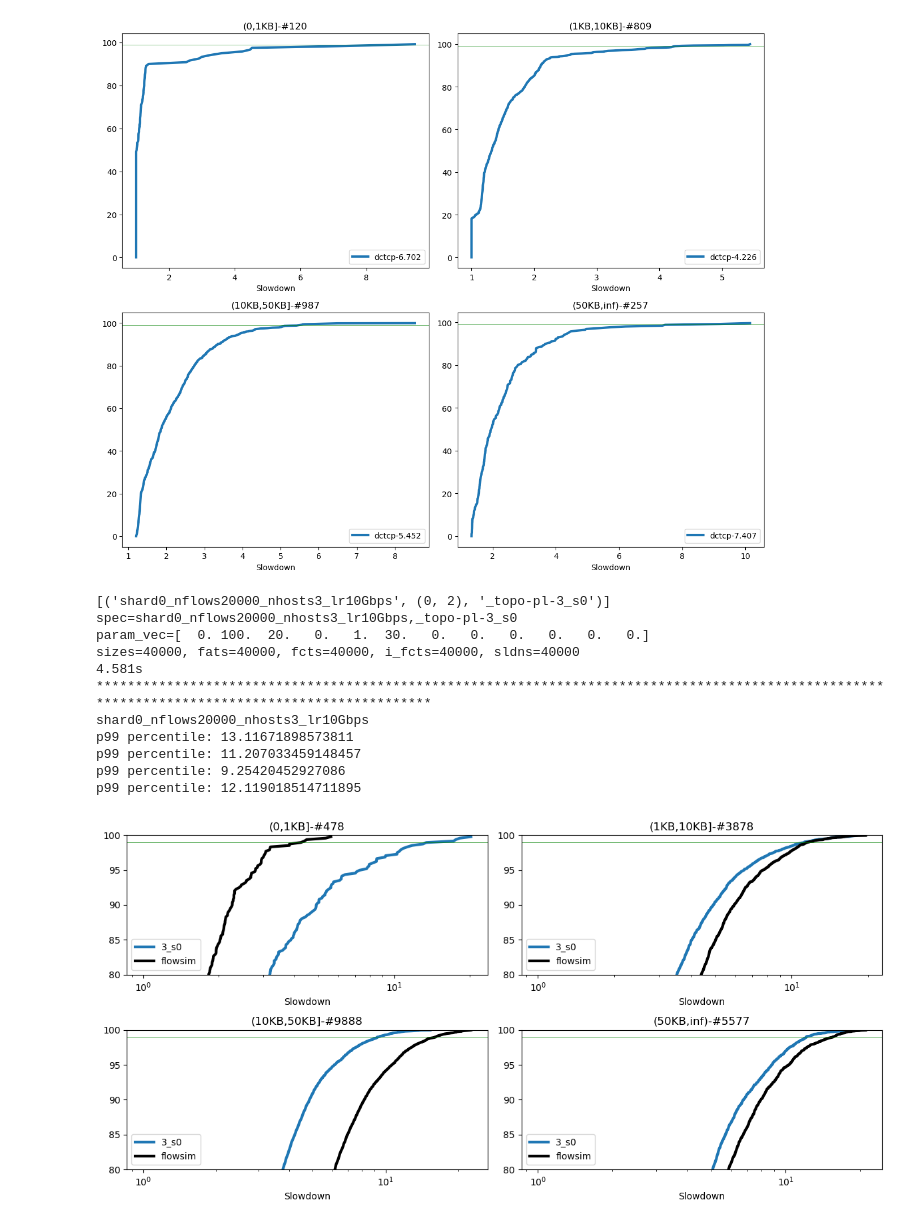
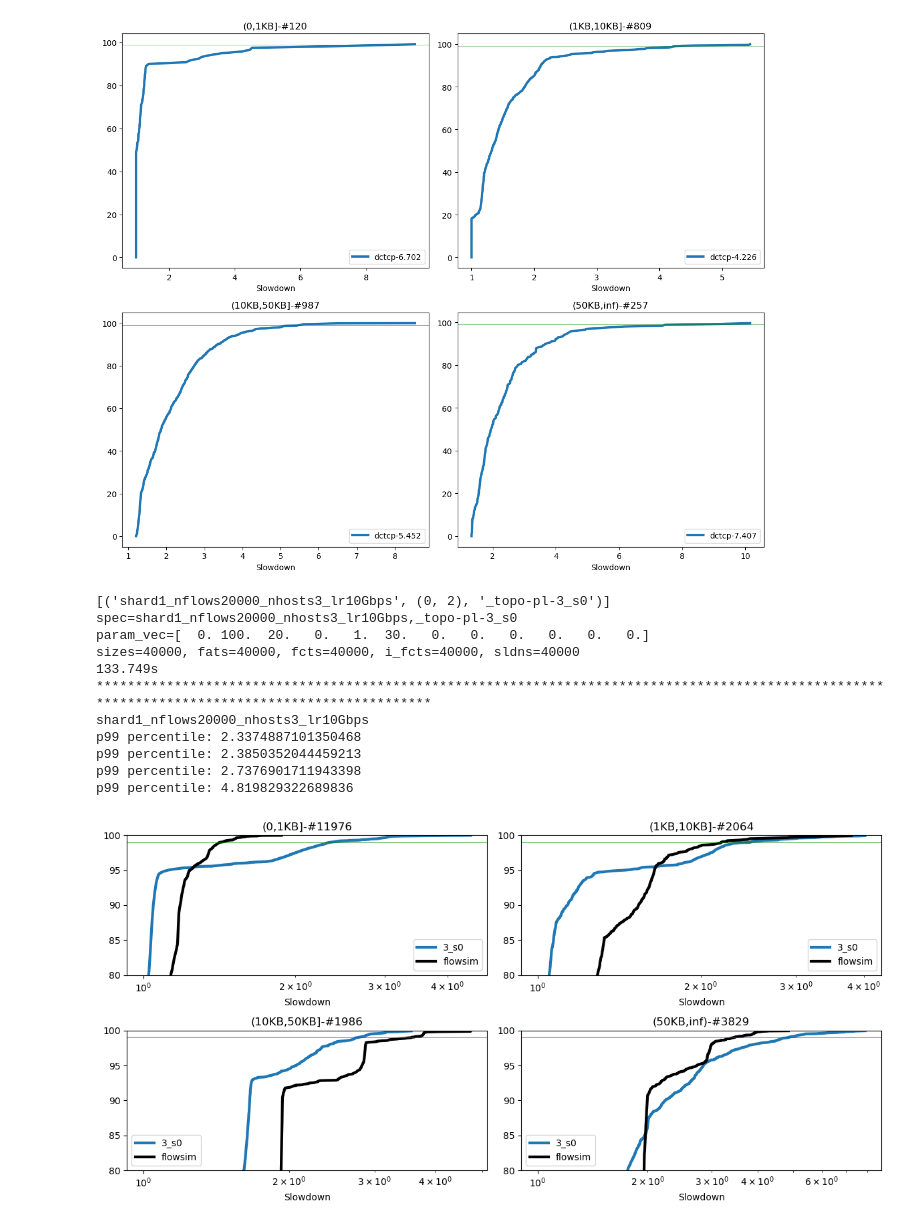
Before and after one commit to kwzhao/High-Precision-Congestion-Control, a Jupyter notebook: analysis/plt_path_check.ipynb, the cells around one changed output. Drawn from its saved outputs; the diff is of its cells as text; code cells hidden in the pictures.

Commit message:
add empirical

```diff
--- a/analysis/plt_path_check.ipynb
+++ b/analysis/plt_path_check.ipynb
@@ -138,7 +138,8 @@ CC_LIST=list(CC_DICT.keys())
 # %%
 
 # dir_input_synthetic="/data2/lichenni/path/input"
-dir_input_synthetic="/data2/lichenni/path_perflow_test"
+# dir_input_synthetic="/data2/lichenni/path_perflow_test"
+dir_input_synthetic="/data2/lichenni/path_perflow_empirical"
 dir_input_str=""
 
 topo_type="_topo-pl-x_"
@@ -148,7 +149,7 @@ dir_input=dir_input_synthetic
 
 data_list=[]
 # for shard in np.arange(1):
-for shard in [0]:
+for shard in [1]:
     for n_flows in [20000]:
         for n_hosts in [3]:
             # for dctcp_k in [5000,9000,15000,18000,22000,27000,30000]:
@@ -250,7 +251,7 @@ def get_base_delay_pmn(sizes, n_links_passed, lr_bottleneck,flow_idx_target,flow
     return delay_propagation + delay_transmission
 # %%
 
-dir_input_synthetic="/data2/lichenni/path_perflow_test"
+dir_input_synthetic="/data2/lichenni/path_perflow_empirical"
 dir_input_str=''
 
 topo_type="_topo-pl-x_"
@@ -260,7 +261,7 @@ dir_input=dir_input_synthetic
 
 data_list=[]
 # for shard in np.arange(1):
-for shard in [0]:
+for shard in [1]:
     for n_flows in [20000]:
         for n_hosts in [3]:
             for shard_seed in [0]:
@@ -345,39 +346,39 @@ for spec_idx,(spec,src_dst_pair_target,topo_type) in enumerate(data_list):
     for i in range(len(labels)):
         gt = np.extract(bins==i, sldns)
         if spec_idx==0:
             gt_flowsim = np.extract(bins_flowsim==i, sldns_flowsim)
             sample_list_flowsim=np.arange(len(gt_flowsim))
 
         print(f"p99 percentile: {np.percentile(gt,99)}")
         # sample_list=sorted(np.random.choice(np.arange(len(gt)),np.min([len(gt),100000]),replace=False))
         sample_list=np.arange(len(gt))
 
         plt.subplot(2, 2, i + 1)
         plt.title(f"{labels[i]}-#{len(gt)}")
         if(len(gt)==0): continue
         # plt.xlim([0, 16])
         plt.plot(np.sort(gt)[sample_list], (np.arange(len(gt))/len(gt)*100)[sample_list], label=dctcp_k_str, linewidth=3)
 
         if spec_idx==0:
             plt.plot(np.sort(gt_flowsim)[sample_list_flowsim], (np.arange(len(gt_flowsim))/len(gt_flowsim)*100)[sample_list_flowsim], label="flowsim", linewidth=3,color='black')
 
         plt.axhline(99, color='green', linewidth=0.5)
         plt.xscale('log')
         plt.xlabel('Slowdown')
         plt.legend()
         plt.ylim([80, 100])
     plt.tight_layout()
 fig_index+=1
 # %% [output]
-[('shard0_nflows20000_nhosts3_lr10Gbps', (0, 2), '_topo-pl-3_s0')]
-spec=shard0_nflows20000_nhosts3_lr10Gbps,_topo-pl-3_s0
+[('shard1_nflows20000_nhosts3_lr10Gbps', (0, 2), '_topo-pl-3_s0')]
+spec=shard1_nflows20000_nhosts3_lr10Gbps,_topo-pl-3_s0
 param_vec=[  0. 100.  20.   0.   1.  30.   0.   0.   0.   0.   0.   0.]
 sizes=40000, fats=40000, fcts=40000, i_fcts=40000, sldns=40000
-4.581s
+133.749s
 ************************************************************************************************************************************************
-shard0_nflows20000_nhosts3_lr10Gbps
-p99 percentile: 13.11671898573811
-p99 percentile: 11.207033459148457
-p99 percentile: 9.25420452927086
-p99 percentile: 12.119018514711895
+shard1_nflows20000_nhosts3_lr10Gbps
+p99 percentile: 2.3374887101350468
+p99 percentile: 2.3850352044459213
+p99 percentile: 2.7376901711943398
+p99 percentile: 4.819829322689836
-[figure, old version]
+[figure, new version]
```
Also changed, not shown: 7 other files.
